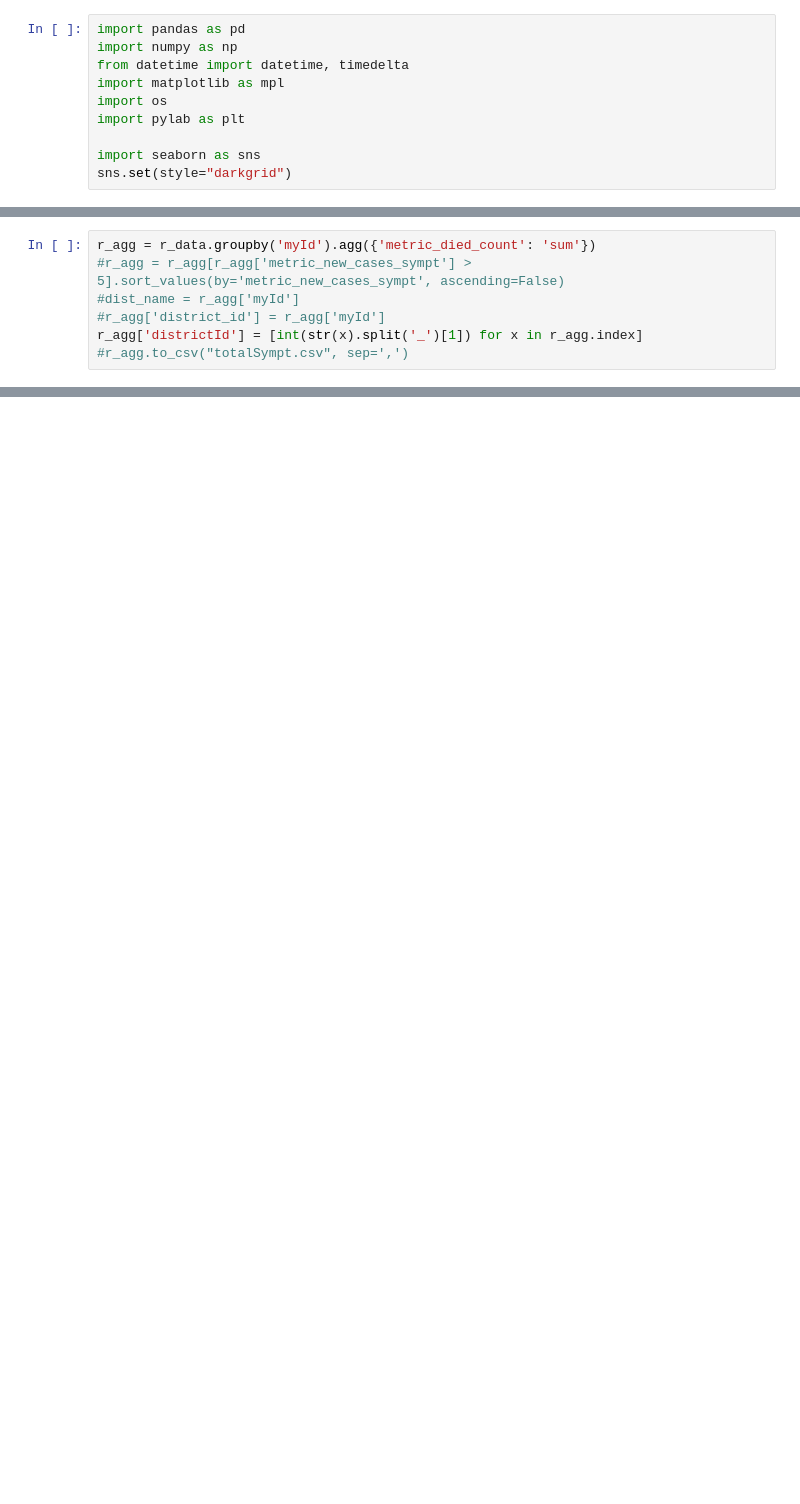
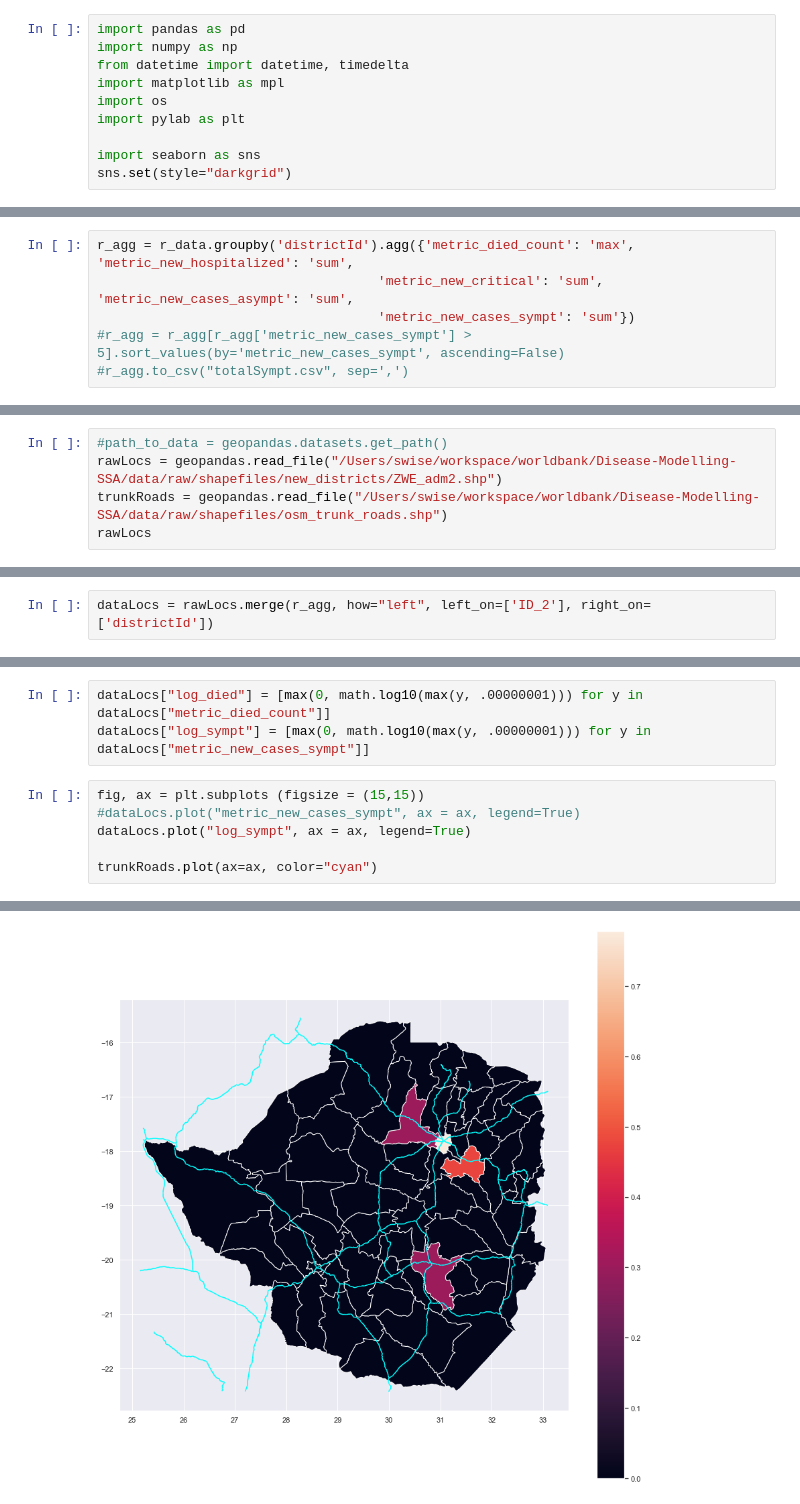
Before and after one commit to dime-worldbank/Disease-Modelling-SSA, a Jupyter notebook: notebooks/JavaOutputProcessing.ipynb, the cells around one changed output, grey strips where cells are left out. Drawn from its saved outputs; the diff is of its cells as text; blank space fills up the shorter version.

```diff
--- a/notebooks/JavaOutputProcessing.ipynb
+++ b/notebooks/JavaOutputProcessing.ipynb
@@ -20,7 +50,6 @@ r_data = pd.read_csv(results_filename, sep='\t')
 # %%
-r_agg = r_data.groupby('myId').agg({'metric_died_count': 'sum'})
+r_agg = r_data.groupby('districtId').agg({'metric_died_count': 'max', 'metric_new_hospitalized': 'sum',
+                                    'metric_new_critical': 'sum', 'metric_new_cases_asympt': 'sum',
+                                    'metric_new_cases_sympt': 'sum'})
 #r_agg = r_agg[r_agg['metric_new_cases_sympt'] > 5].sort_values(by='metric_new_cases_sympt', ascending=False)
-#dist_name = r_agg['myId']
-#r_agg['district_id'] = r_agg['myId']
-r_agg['districtId'] = [int(str(x).split('_')[1]) for x in r_agg.index]
 #r_agg.to_csv("totalSympt.csv", sep=',')
@@ -73,0 +106,5 @@ a = p_data.hist("age")
+# %%
+#path_to_data = geopandas.datasets.get_path()
+rawLocs = geopandas.read_file("/Users/swise/workspace/worldbank/Disease-Modelling-SSA/data/raw/shapefiles/new_districts/ZWE_adm2.shp")
+trunkRoads = geopandas.read_file("/Users/swise/workspace/worldbank/Disease-Modelling-SSA/data/raw/shapefiles/osm_trunk_roads.shp")
+rawLocs
@@ -73,0 +131,2 @@ a = p_data.hist("age")
+# %%
+dataLocs = rawLocs.merge(r_agg, how="left", left_on=['ID_2'], right_on=['districtId'])
@@ -73,0 +153,10 @@ a = p_data.hist("age")
+# %%
+dataLocs["log_died"] = [max(0, math.log10(max(y, .00000001))) for y in dataLocs["metric_died_count"]]
+dataLocs["log_sympt"] = [max(0, math.log10(max(y, .00000001))) for y in dataLocs["metric_new_cases_sympt"]]
+# %%
+fig, ax = plt.subplots (figsize = (15,15))
+#dataLocs.plot("metric_new_cases_sympt", ax = ax, legend=True)
+dataLocs.plot("log_sympt", ax = ax, legend=True)
+
+trunkRoads.plot(ax=ax, color="cyan")
+# %% [output]
@@ -73,0 +164 @@ a = p_data.hist("age")
+[figure, added]
```
Also changed, not shown: parts of 30 cells of this notebook, 9 other files.
